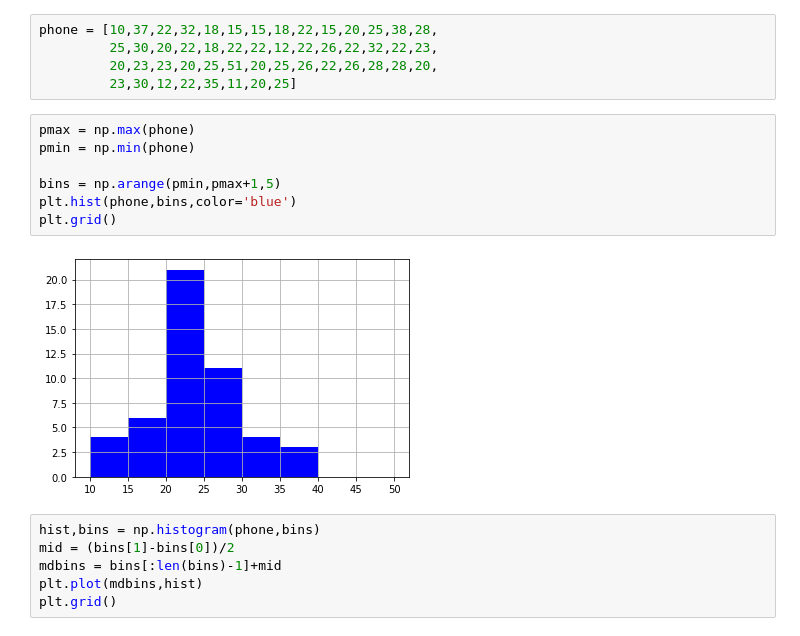
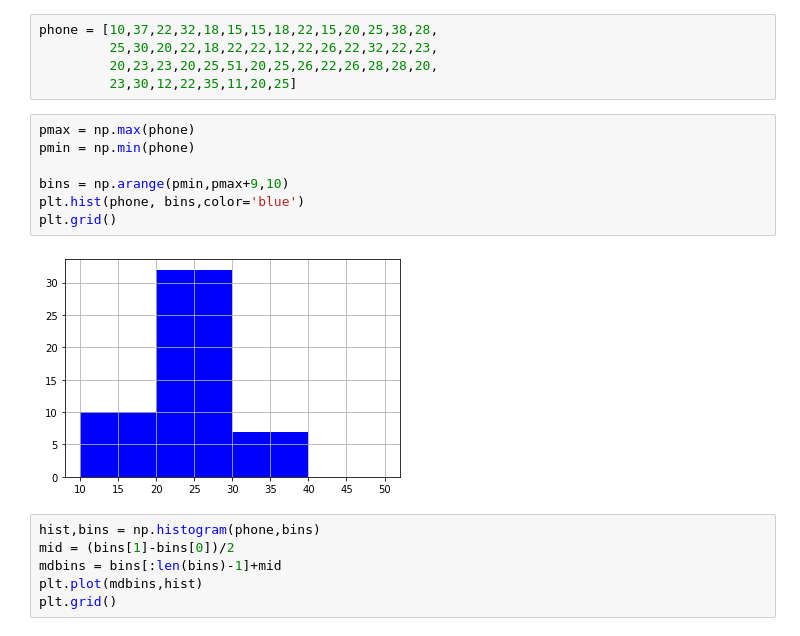
Before and after one commit to Dongcoon/statics, a Jupyter notebook: 03데이터시각화.ipynb, the cells around one changed output. Drawn from its saved outputs; the diff is of its cells as text.

```diff
--- a/03데이터시각화.ipynb
+++ b/03데이터시각화.ipynb
@@ -232,12 +207,12 @@ phone = [10,37,22,32,18,15,15,18,22,15,20,25,38,28,
 # %%
 pmax = np.max(phone)
 pmin = np.min(phone)
 
-bins = np.arange(pmin,pmax+1,5)
-plt.hist(phone,bins,color='blue')
+bins = np.arange(pmin,pmax+9,10)
+plt.hist(phone, bins,color='blue')
 plt.grid()
 # %% [output]
-[figure, old version]
+[figure, new version]
 # %%
 hist,bins = np.histogram(phone,bins)
 mid = (bins[1]-bins[0])/2
```
Also changed, not shown: parts of 17 cells of this notebook, 4 other files.
